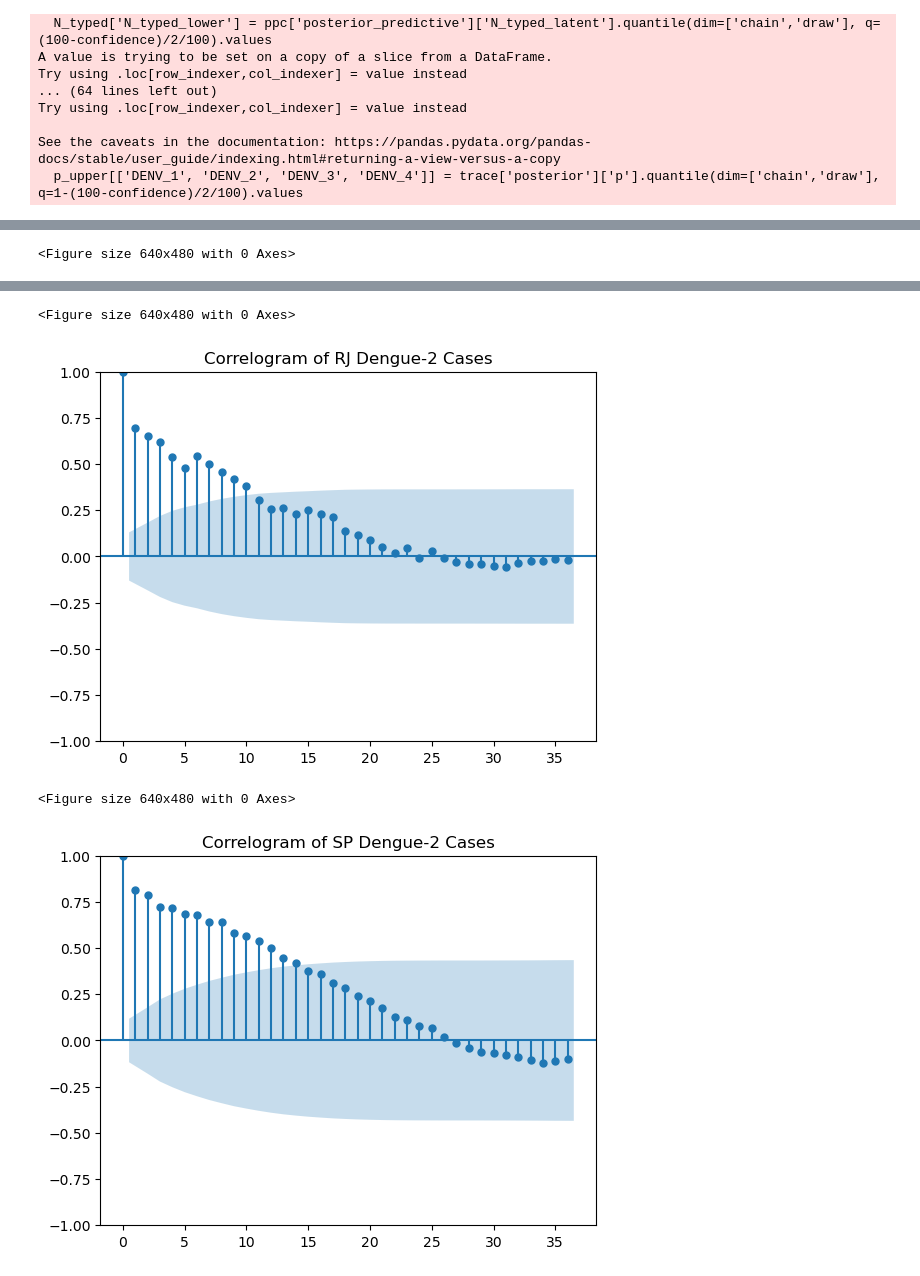
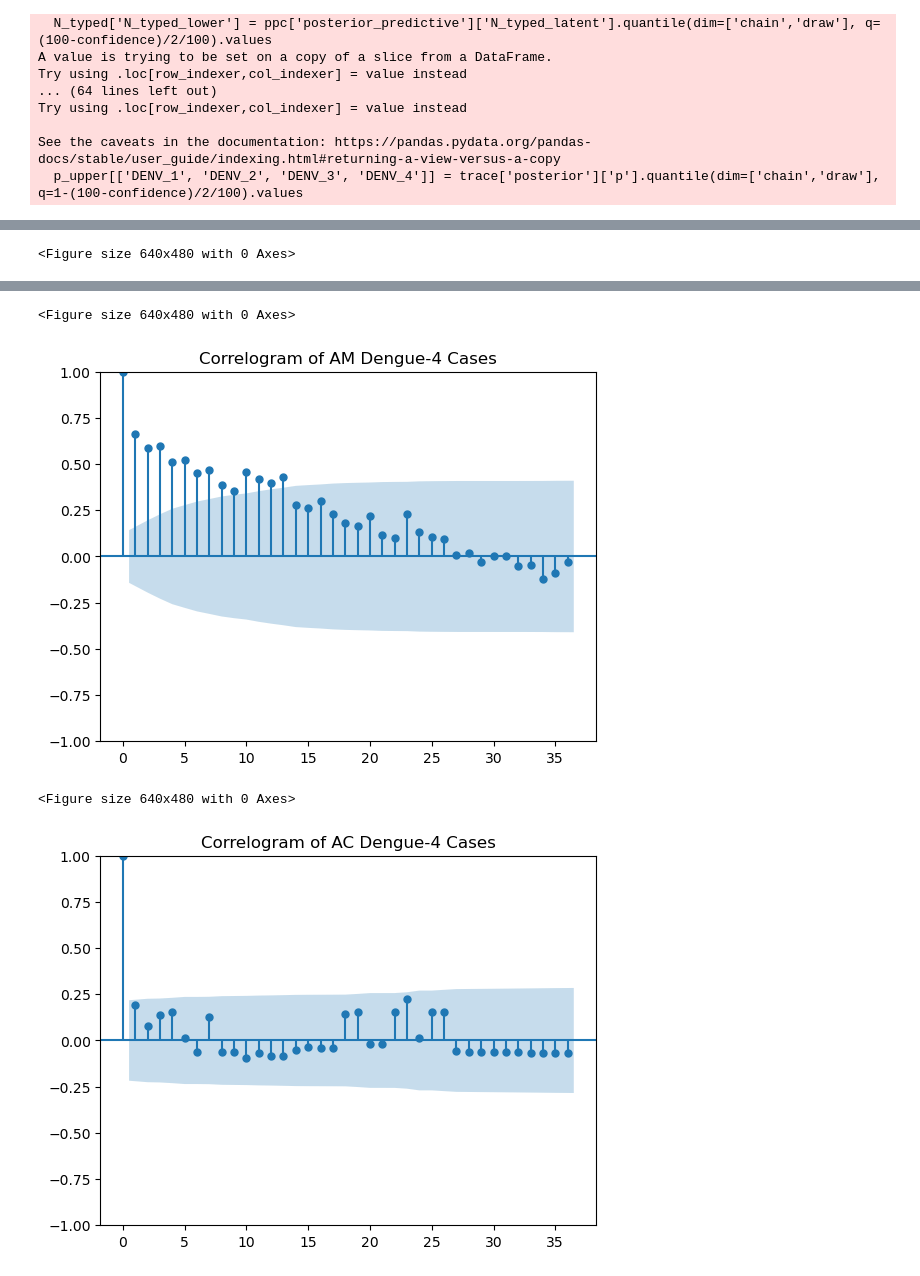
Before and after one commit to twallema/Cornell-hierarchDENV, a Jupyter notebook: data/conversion/modeling_serotypes/visualise-model.ipynb, the cells around one changed output, grey strips where cells are left out. Saved outputs shown, nothing was run; the diff lists cells and outputs as text; code cells hidden in the pictures.

```diff
--- a/data/conversion/modeling_serotypes/visualise-model.ipynb
+++ b/data/conversion/modeling_serotypes/visualise-model.ipynb
@@ -5,7 +5,7 @@ import pandas as pd
 import matplotlib.pyplot as plt
 # %%
 # select state
-state = 'AM'
+state = 'SP'
 # select confidence
 confidence = 95
 # %% [markdown]
@@ -300,6 +300,6 @@ plt.close()
 # %%
 
-DENV_serotype = 2
+DENV_serotype = 4
 df = Y_obs[f'p_{DENV_serotype}']
 df = df.unstack(level=0)
 
@@ -311,16 +311,18 @@ national_series = df.sum(axis=1)
 # Plot ACF
 plot_acf(national_series.dropna(), lags=36)
 plt.title(f'Correlogram of National Dengue-{DENV_serotype} Cases')
+plt.savefig(f'correlogram-BR-DENV_{DENV_serotype}.pdf')
 plt.show()
 plt.close()
 
 
 # State-by-state plot
-states_to_plot = ['SP', 'RJ', 'SP']  # Pick states of interest
+states_to_plot = ['SP', 'AM', 'AC']  # Pick states of interest
 for state in states_to_plot:
     plt.figure()
     plot_acf(df[state].dropna(), lags=36)
     plt.title(f'Correlogram of {state} Dengue-{DENV_serotype} Cases')
+    plt.savefig(f'correlogram-{state}-DENV_{DENV_serotype}.pdf')
     plt.show()
     plt.close()
 # %% [output]
@@ -330,4 +332,4 @@ for state in states_to_plot:
 <Figure size 640x480 with 0 Axes>
-[figure, old version]
+[figure, new version]
 <Figure size 640x480 with 0 Axes>
-[figure, old version]
+[figure, new version]
```
Also changed, not shown: parts of 3 cells of this notebook.
